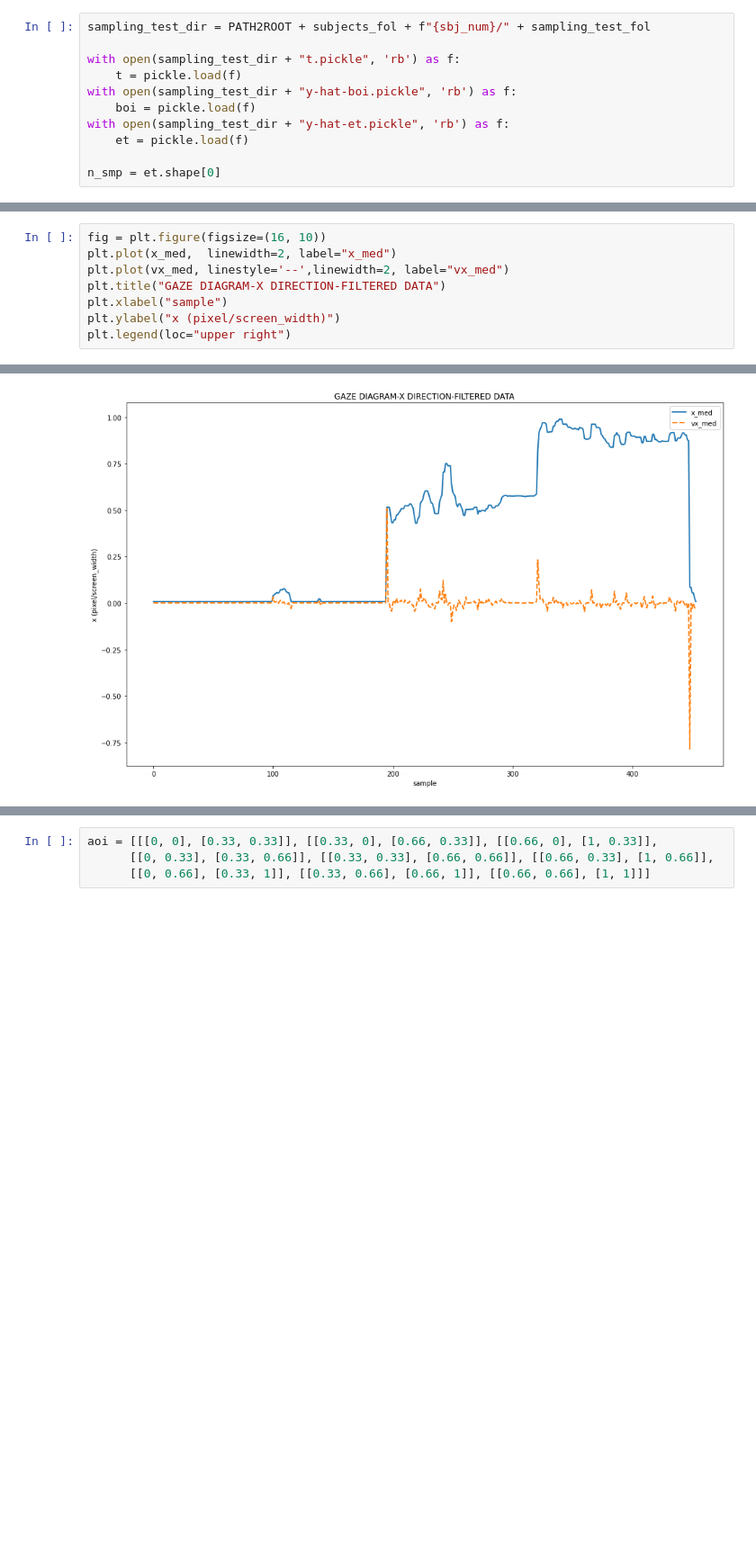
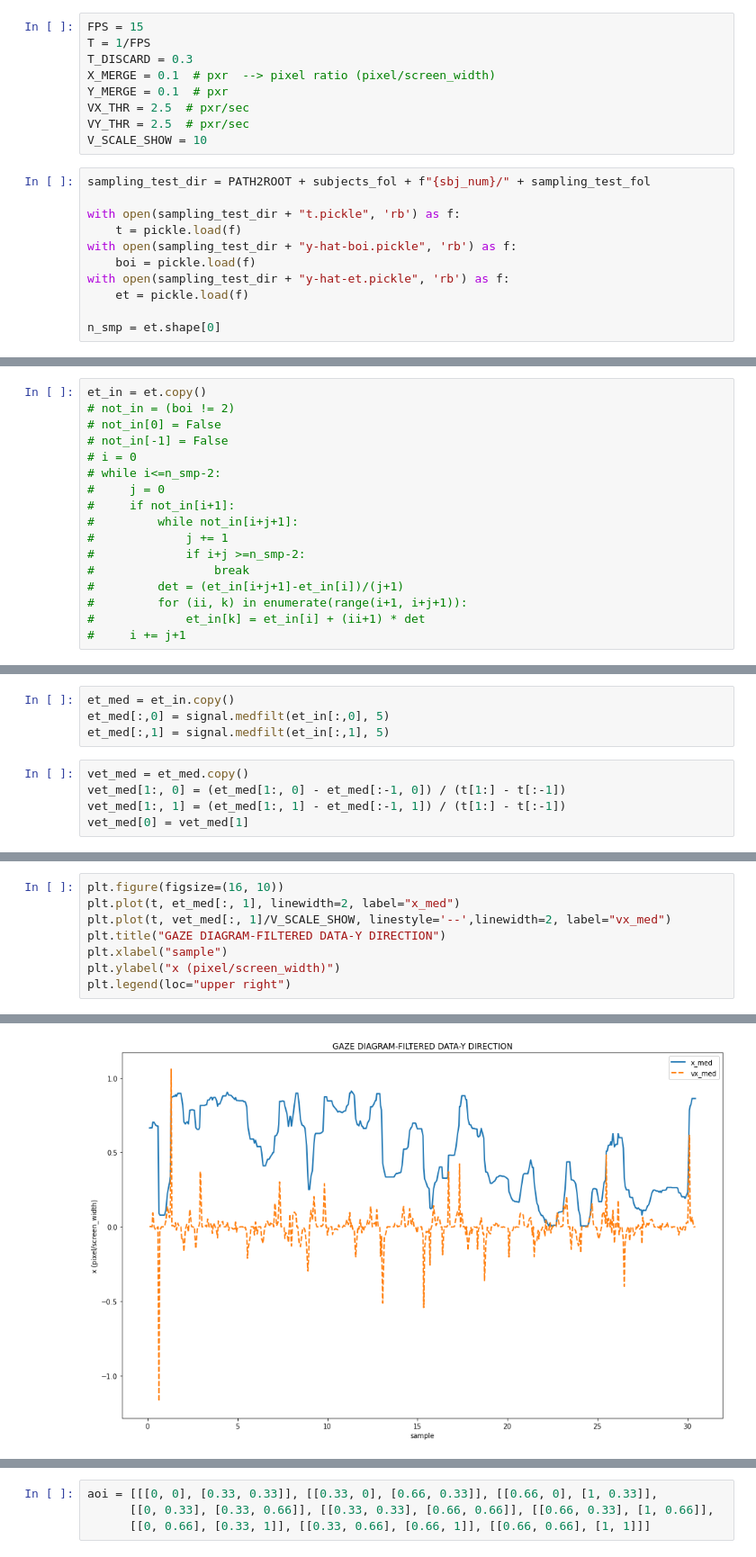
Before and after one commit to MustafaLotfi/Owleye, a Jupyter notebook: run_app/codes/jupyter_notebook/fixations_in_AOIs.ipynb, the cells around one changed output, grey strips where cells are left out. Shown at 90% size. Saved outputs shown, nothing was run; the diff lists cells and outputs as text; blank space fills up the shorter version.

```diff
--- a/run_app/codes/jupyter_notebook/fixations_in_AOIs.ipynb
+++ b/run_app/codes/jupyter_notebook/fixations_in_AOIs.ipynb
@@ -8,6 +9,15 @@ PATH2ROOT = "../../../"
 sbj_num = 11
 subjects_fol = "subjects/"
 sampling_test_fol = "sampling/"
+# %%
+FPS = 15
+T = 1/FPS
+T_DISCARD = 0.3
+X_MERGE = 0.1  # pxr  --> pixel ratio (pixel/screen_width)
+Y_MERGE = 0.1  # pxr
+VX_THR = 2.5  # pxr/sec
+VY_THR = 2.5  # pxr/sec
+V_SCALE_SHOW = 10
 # %%
 sampling_test_dir = PATH2ROOT + subjects_fol + f"{sbj_num}/" + sampling_test_fol
 
@@ -48,0 +68,17 @@ vyt[0] = vyt[1]
+# %%
+et_in = et.copy()
+# not_in = (boi != 2)
+# not_in[0] = False
+# not_in[-1] = False
+# i = 0
+# while i<=n_smp-2:
+#     j = 0
+#     if not_in[i+1]:
+#         while not_in[i+j+1]:
+#             j += 1
+#             if i+j >=n_smp-2:
+#                 break
+#         det = (et_in[i+j+1]-et_in[i])/(j+1)
+#         for (ii, k) in enumerate(range(i+1, i+j+1)):
+#             et_in[k] = et_in[i] + (ii+1) * det
+#     i += j+1
@@ -49 +96,10 @@ vyt[0] = vyt[1]
+# %%
+et_med = et_in.copy()
+et_med[:,0] = signal.medfilt(et_in[:,0], 5)
+et_med[:,1] = signal.medfilt(et_in[:,1], 5)
+# %%
+vet_med = et_med.copy()
+vet_med[1:, 0] = (et_med[1:, 0] - et_med[:-1, 0]) / (t[1:] - t[:-1])
+vet_med[1:, 1] = (et_med[1:, 1] - et_med[:-1, 1]) / (t[1:] - t[:-1])
+vet_med[0] = vet_med[1]
 # %%
@@ -71,11 +127,11 @@ plt.legend(loc="upper right")
 # %%
-fig = plt.figure(figsize=(16, 10))
-plt.plot(x_med,  linewidth=2, label="x_med")
-plt.plot(vx_med, linestyle='--',linewidth=2, label="vx_med")
-plt.title("GAZE DIAGRAM-X DIRECTION-FILTERED DATA")
+plt.figure(figsize=(16, 10))
+plt.plot(t, et_med[:, 1], linewidth=2, label="x_med")
+plt.plot(t, vet_med[:, 1]/V_SCALE_SHOW, linestyle='--',linewidth=2, label="vx_med")
+plt.title("GAZE DIAGRAM-FILTERED DATA-Y DIRECTION")
 plt.xlabel("sample")
 plt.ylabel("x (pixel/screen_width)")
 plt.legend(loc="upper right")
 # %% [output]
 <matplotlib.legend.Legend at 0x...>
-[figure, old version]
+[figure, new version]
```
Also changed, not shown: parts of 45 cells of this notebook, 5 other files.
